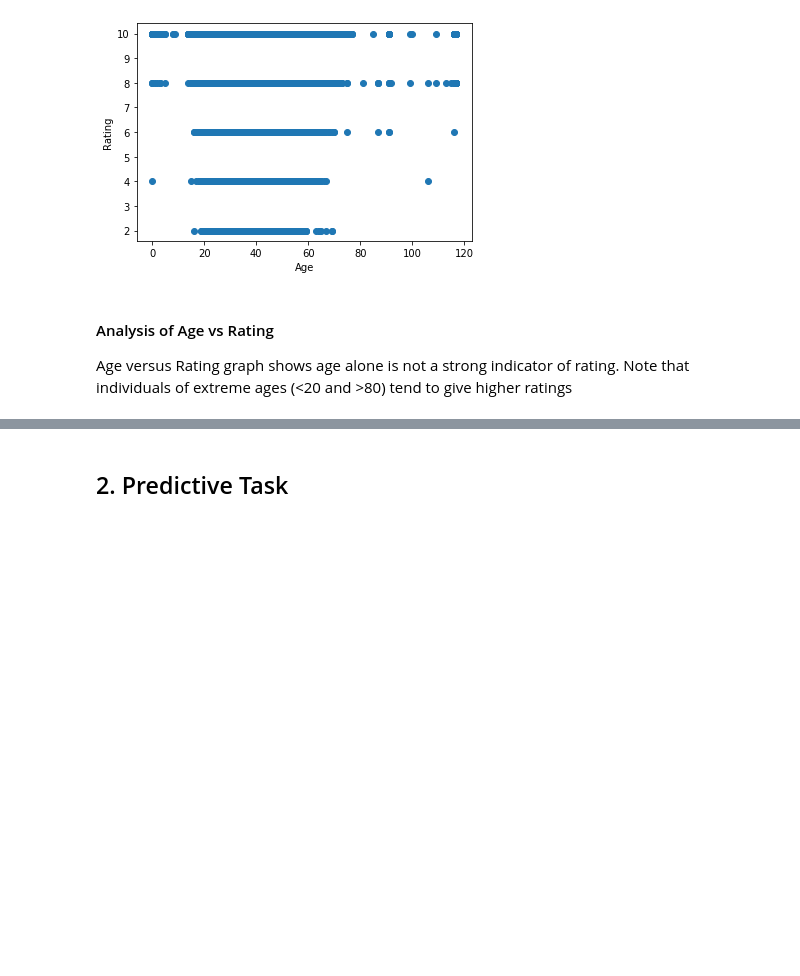
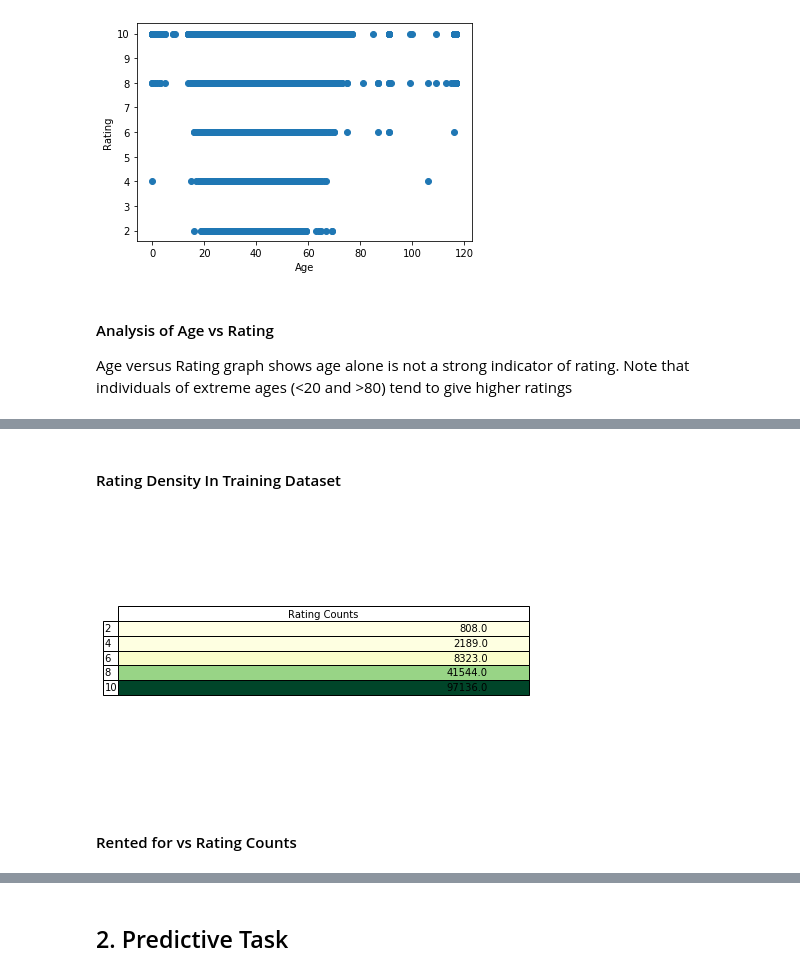
Before and after one commit to cbyeh/cse158-web-mining, a Jupyter notebook: assignment2/Assignment_2.ipynb, the cells around one changed output, grey strips where cells are left out. Drawn from its saved outputs; the diff is of its cells as text; code cells hidden in the pictures; blank space fills up the shorter version.

Commit message:
Added more dataset analysis (KNN Failed)

```diff
--- a/assignment2/Assignment_2.ipynb
+++ b/assignment2/Assignment_2.ipynb
@@ -211,0 +312,29 @@ TODO
+# %% [markdown]
+#### Rating Density In Training Dataset
+# %%
+rating_counts = np.zeros((5, 1))
+
+i = 0
+for row in fit_vs_rating_counts_binary:
+    rating_counts[i][0] = sum(row)
+    i+=1
+
+idx = pd.Index(np.arange(2,11, 2))
+df = pd.DataFrame(rating_counts, index=idx, columns=['Rating Counts'])
+vals = np.around(df.values,2)
+norm = plt.Normalize(vals.min()-1, vals.max()+1)
+colours = plt.cm.YlGn(norm(vals))
+
+fig, ax = plt.subplots()
+
+# hide axes
+fig.patch.set_visible(False)
+ax.axis('off')
+ax.axis('tight')
+ax.table(cellText=df.values, colLabels=df.columns, rowLabels=df.index, loc='center', cellColours=colours)
+fig.tight_layout()
+plt.show()
+# %% [output]
+[figure, added]
+# %% [markdown]
+#### Rented for vs Rating Counts
```
Also changed, not shown: parts of 25 cells of this notebook.
